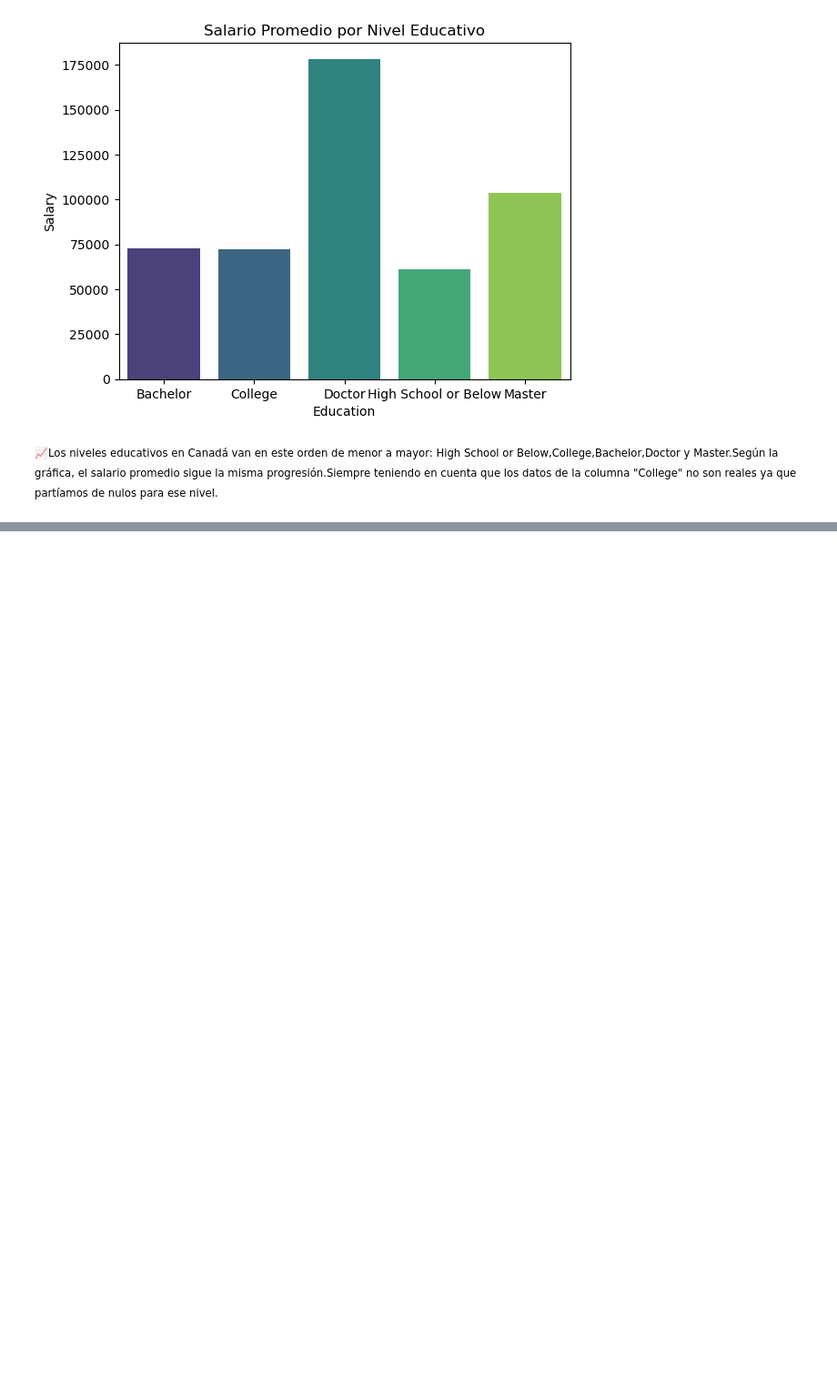
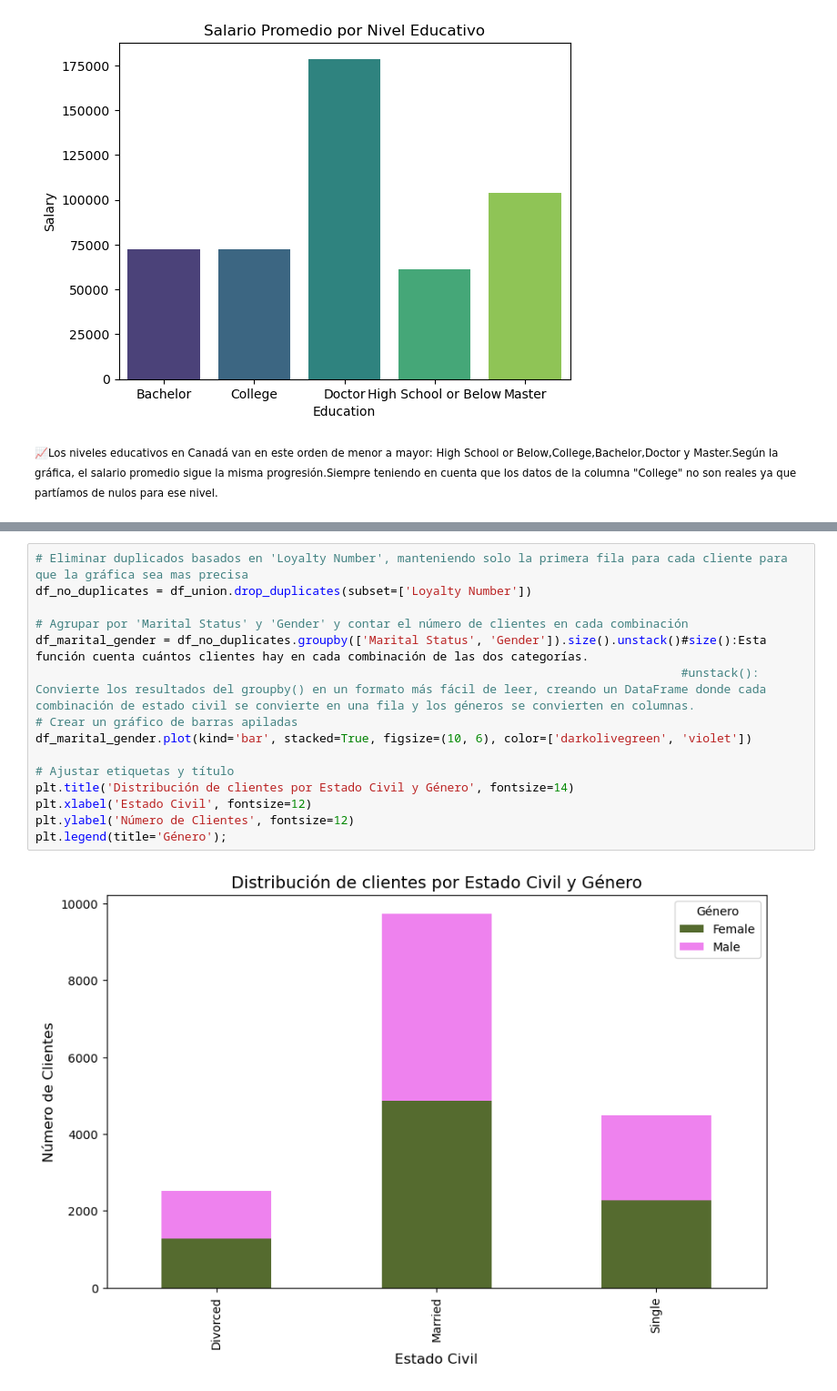
Before and after one commit to Adalab/bda-modulo-3-evaluacion-final-NuriaSalasVazquez, a Jupyter notebook: EDA.ipynb, the cells around one changed output, grey strips where cells are left out. Shown at 91% size. Saved outputs shown, nothing was run; the diff lists cells and outputs as text; blank space fills up the shorter version.

```diff
--- a/EDA.ipynb
+++ b/EDA.ipynb
@@ -500,0 +556,17 @@ Passing `palette` without assigning `hue` is deprecated and will be removed in v
+# %%
+# Eliminar duplicados basados en 'Loyalty Number', manteniendo solo la primera fila para cada cliente para que la gráfica sea mas precisa
+df_no_duplicates = df_union.drop_duplicates(subset=['Loyalty Number'])
+
+# Agrupar por 'Marital Status' y 'Gender' y contar el número de clientes en cada combinación
+df_marital_gender = df_no_duplicates.groupby(['Marital Status', 'Gender']).size().unstack()#size():Esta función cuenta cuántos clientes hay en cada combinación de las dos categorías.
+                                                                                           #unstack(): Convierte los resultados del groupby() en un formato más fácil de leer, creando un DataFrame donde cada combinación de estado civil se convierte en una fila y los géneros se convierten en columnas.
+# Crear un gráfico de barras apiladas
+df_marital_gender.plot(kind='bar', stacked=True, figsize=(10, 6), color=['darkolivegreen', 'violet'])
+
+# Ajustar etiquetas y título
+plt.title('Distribución de clientes por Estado Civil y Género', fontsize=14)
+plt.xlabel('Estado Civil', fontsize=12)
+plt.ylabel('Número de Clientes', fontsize=12)
+plt.legend(title='Género');
+# %% [output]
+[figure, added]
```
Also changed, not shown: parts of 17 cells of this notebook.
